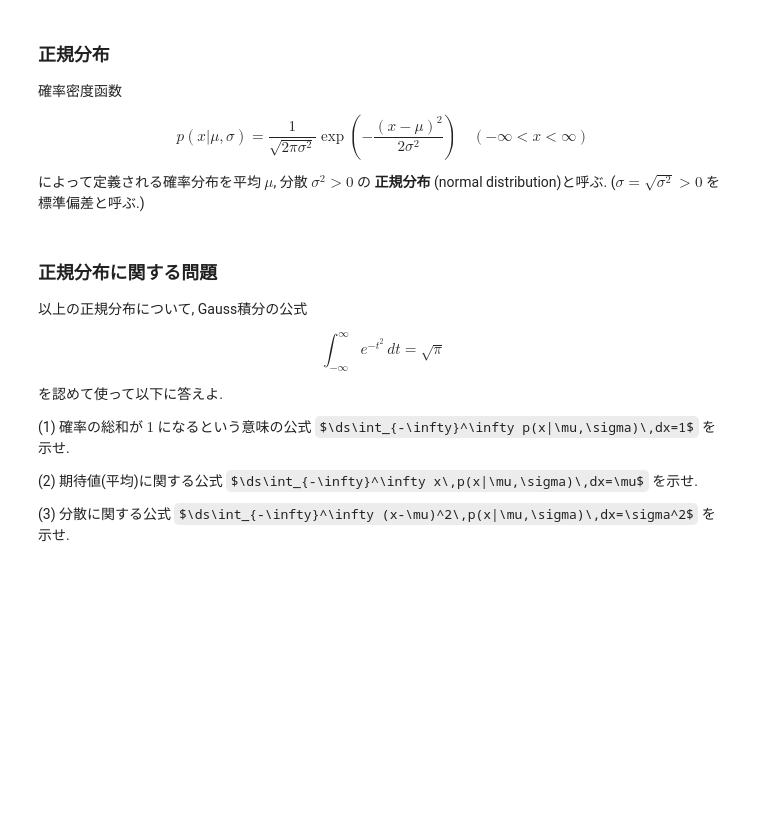
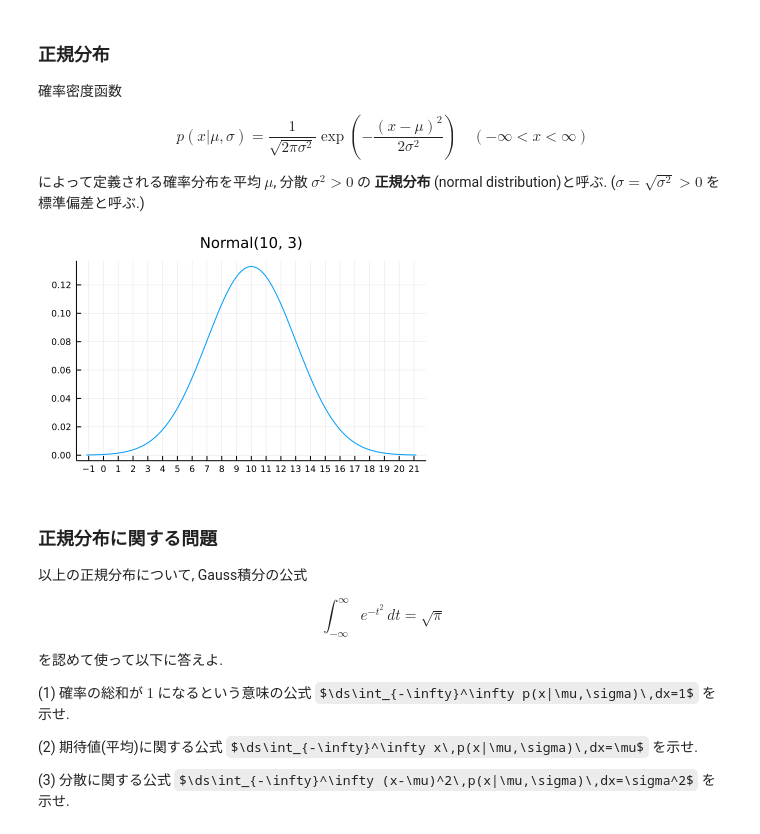
Before and after one commit to genkuroki/HighSchoolMath, a Jupyter notebook: StatIntro.ipynb, the cells around one changed output. Saved outputs shown, nothing was run; the diff lists cells and outputs as text; code cells hidden in the pictures; some formulas as TeX source; blank space fills up the shorter version.

```diff
--- a/StatIntro.ipynb
+++ b/StatIntro.ipynb
@@ -395,6 +399,12 @@ $$
 
 によって定義される確率分布を平均 $\mu$, 分散 $\sigma^2 > 0$ の __正規分布__ (normal distribution)と呼ぶ.
 ($\sigma = \sqrt{\sigma^2} > 0$ を標準偏差と呼ぶ.)
+# %%
+μ, σ = 10, 3
+plot(Normal(μ, σ); label="", title="Normal($μ, $σ)")
+plot!(xtick=-100:100)
+# %% [output]
+[figure, added]
 # %% [markdown]
 ### 正規分布に関する問題
 
```
Also changed, not shown: parts of 27 cells of this notebook, 2 other files.
